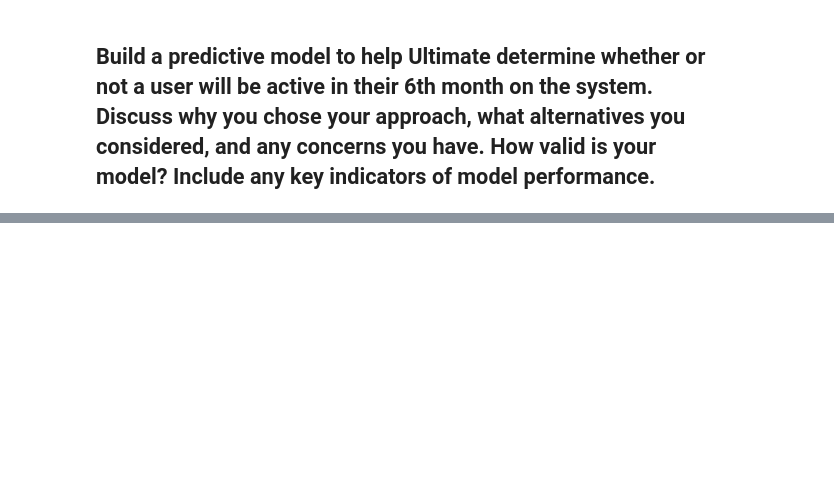
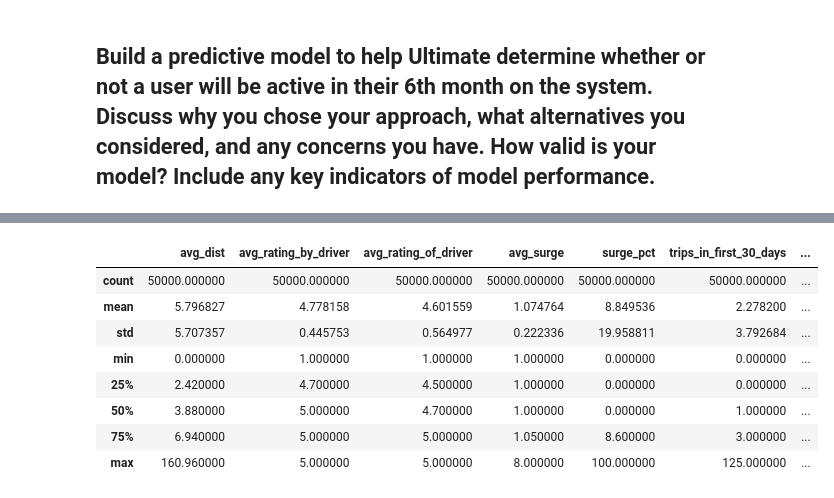
Before and after one commit to harajlim/Springboard_17.1_Ultimate_Inc_TakeHome, a Jupyter notebook: Challenge Solution.ipynb, the cells around one changed output, grey strips where cells are left out. Drawn from its saved outputs; the diff is of its cells as text; code cells hidden in the pictures; blank space fills up the shorter version.

```diff
--- a/Challenge Solution.ipynb
+++ b/Challenge Solution.ipynb
@@ -538,0 +548,4 @@ Data_DF.describe()
+# %%
+#To fill the phone columns, we replace missing data with the most frequent phone.
+
+Data_new = Data_new.fillna(Data_new['phone'].value_counts().index[0])
@@ -538,0 +586,10 @@ Data_DF.describe()
+# %%
+#one Hot-Encode the city column
+col='city'
+Data_new = pd.concat([Data_new,pd.get_dummies(Data_new[col], prefix=col,dummy_na=False)],axis=1).\
+drop([col],axis=1)
+# %%
+#one Hot-Encode the phone column
+col='phone'
+Data_new = pd.concat([Data_new,pd.get_dummies(Data_new[col], prefix=col,dummy_na=False)],axis=1).\
+drop([col],axis=1)
@@ -538,0 +616,4 @@ Data_DF.describe()
+# %%
+#we finally just change the ultimate_black_user to type int.
+
+Data_new['ultimate_black_user']=Data_new['ultimate_black_user'].astype('int')
@@ -538,0 +640,12 @@ Data_DF.describe()
+# %%
+Data_new.describe()
+# %% [output]
+|  | avg_dist | avg_rating_by_driver | avg_rating_of_driver | avg_surge | surge_pct | trips_in_first_30_days | ... |
+| count | 50000.000000 | 50000.000000 | 50000.000000 | 50000.000000 | 50000.000000 | 50000.000000 | ... |
+| mean | 5.796827 | 4.778158 | 4.601559 | 1.074764 | 8.849536 | 2.278200 | ... |
+| std | 5.707357 | 0.445753 | 0.564977 | 0.222336 | 19.958811 | 3.792684 | ... |
+| min | 0.000000 | 1.000000 | 1.000000 | 1.000000 | 0.000000 | 0.000000 | ... |
+| 25% | 2.420000 | 4.700000 | 4.500000 | 1.000000 | 0.000000 | 0.000000 | ... |
+| 50% | 3.880000 | 5.000000 | 4.700000 | 1.000000 | 0.000000 | 1.000000 | ... |
+| 75% | 6.940000 | 5.000000 | 5.000000 | 1.050000 | 8.600000 | 3.000000 | ... |
+| max | 160.960000 | 5.000000 | 5.000000 | 8.000000 | 100.000000 | 125.000000 | ... |
```
Also changed, not shown: parts of 33 cells of this notebook, 1 other file.
